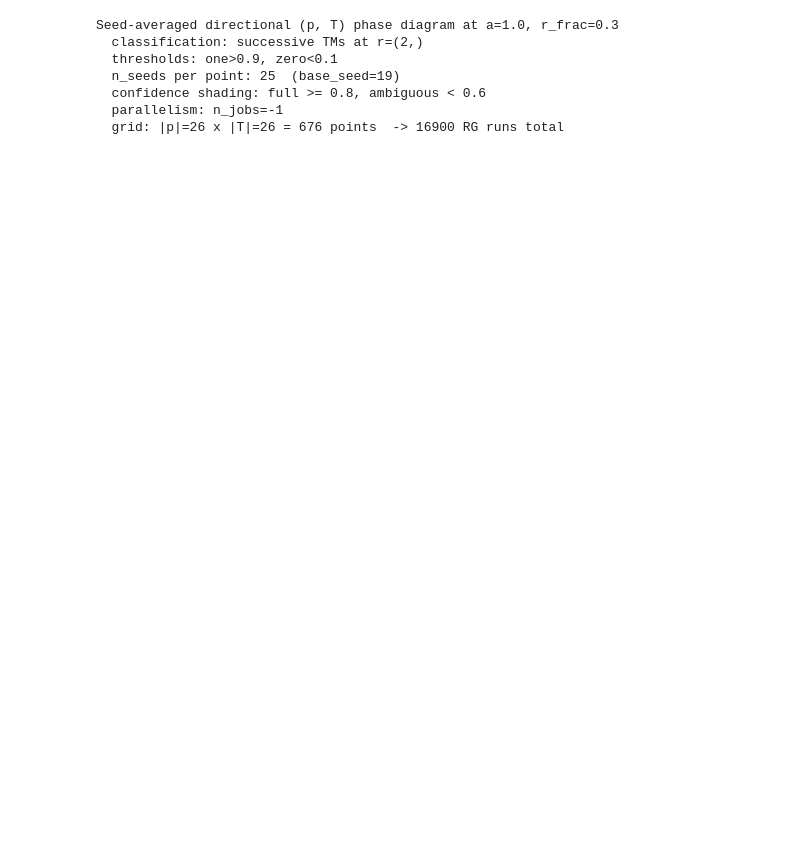
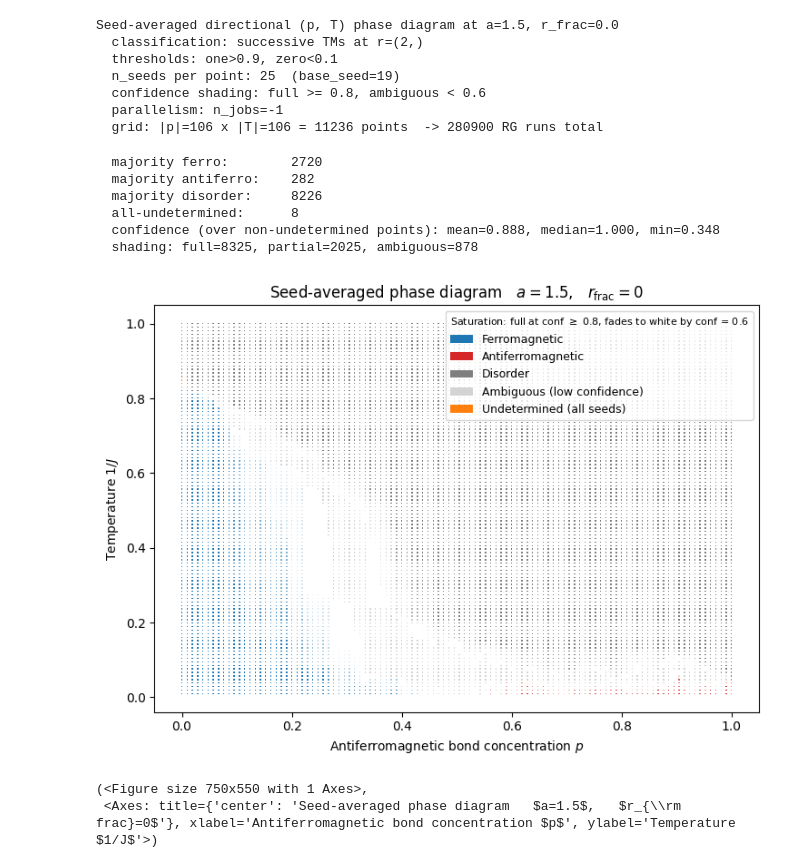
Before and after one commit to erbilcanartun/long-range-ising-chain, a Jupyter notebook: notebooks/dilute_random_couplings-v3.ipynb, the cells around one changed output. Cells and saved outputs as stored; diff of their text form; code cells hidden in the pictures; blank space fills up the shorter version.

Commit message:
Update notebook outputs and execution counts
Execute notebook and store results: bump execution_count values and replace cell outputs with the latest run artifacts. Adds a stderr tqdm warning, updates stdout to reflect new run parameters (a=1.5, r_frac=0.0), grid size and summary statistics, and embeds the generated image/png output. This commit records the notebook's executed state and resulting visualization.

```diff
--- a/notebooks/dilute_random_couplings-v3.ipynb
+++ b/notebooks/dilute_random_couplings-v3.ipynb
@@ -35,10 +35,10 @@ from parallel import *
 # %%
 
 # ---- parameters ----
-a               = 1.0
-r_frac          = 0.3
-p_values        = np.linspace(0.0, 1.0, 26)
-T_values        = np.linspace(0.01, 3.0, 26)
+a               = 1.5
+r_frac          = 0.0
+p_values        = np.linspace(0.0, 1.0, 106)
+T_values        = np.linspace(0.01, 1.0, 106)
 max_dist_final  = 20
 n_steps_total   = 10
 
@@ -95,32 +95,42 @@ confs = np.array([
     s["confidence"] for s in point_results.values()
     if s["majority_phase"] != "undetermined"
 ])
 if confs.size:
     print(
         f"  confidence (over non-undetermined points): "
         f"mean={confs.mean():.3f}, median={np.median(confs):.3f}, "
         f"min={confs.min():.3f}"
     )
     n_ambig = int((confs < conf_min).sum())
     n_partial = int(((confs >= conf_min) & (confs < conf_full)).sum())
     n_full = int((confs >= conf_full).sum())
     print(
         f"  shading: full={n_full}, partial={n_partial}, "
         f"ambiguous={n_ambig}"
     )
 
 plot_phase_points_p_T_seed_avg(
     point_results=point_results,
     a=a,
     r_frac=r_frac,
     conf_full=conf_full,
     conf_min=conf_min,
+    marker_size=1,
 )
 # %% [output]
-Seed-averaged directional (p, T) phase diagram at a=1.0, r_frac=0.3
+Seed-averaged directional (p, T) phase diagram at a=1.5, r_frac=0.0
   classification: successive TMs at r=(2,)
   thresholds: one>0.9, zero<0.1
   n_seeds per point: 25  (base_seed=19)
   confidence shading: full >= 0.8, ambiguous < 0.6
   parallelism: n_jobs=-1
-  grid: |p|=26 x |T|=26 = 676 points  -> 16900 RG runs total
+  grid: |p|=106 x |T|=106 = 11236 points  -> 280900 RG runs total
+  majority ferro:        2720
+  majority antiferro:    282
+  majority disorder:     8226
+  all-undetermined:      8
+  confidence (over non-undetermined points): mean=0.888, median=1.000, min=0.348
+  shading: full=8325, partial=2025, ambiguous=878
+[figure, added]
+(<Figure size 750x550 with 1 Axes>,
+ <Axes: title={'center': 'Seed-averaged phase diagram   $a=1.5$,   $r_{\\rm frac}=0$'}, xlabel='Antiferromagnetic bond concentration $p$', ylabel='Temperature $1/J$'>)
```
